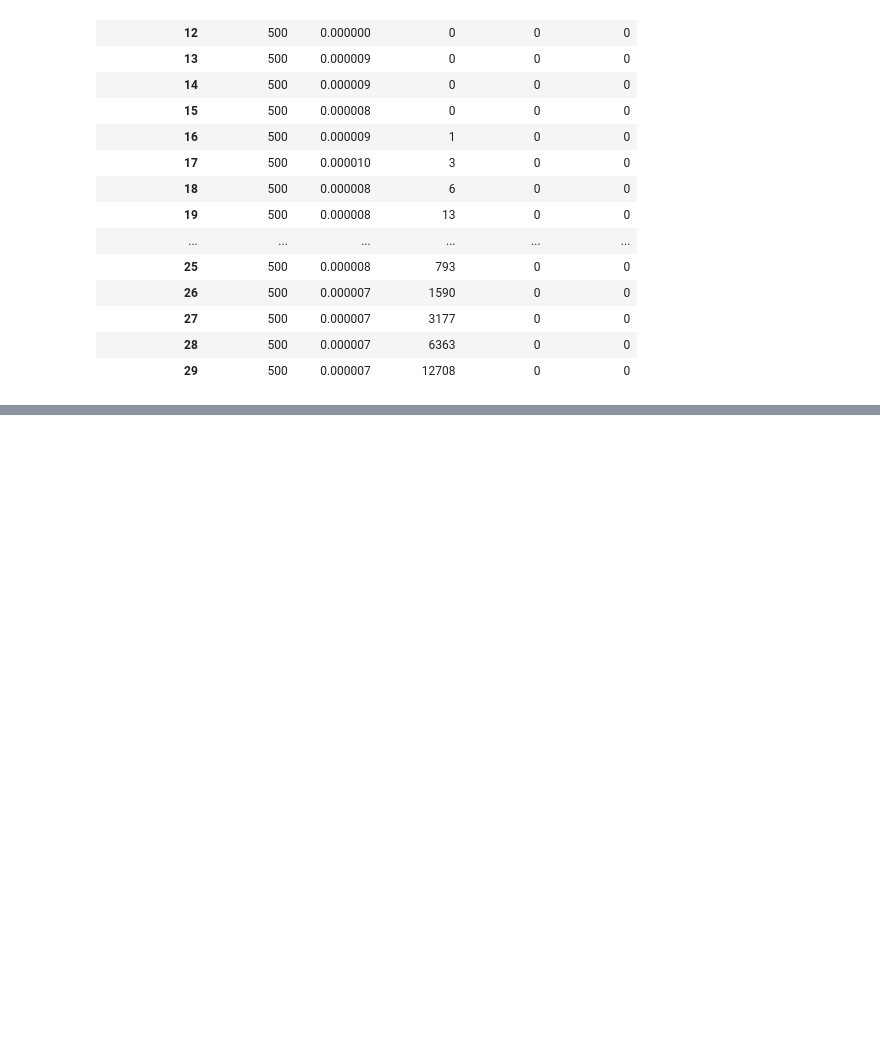
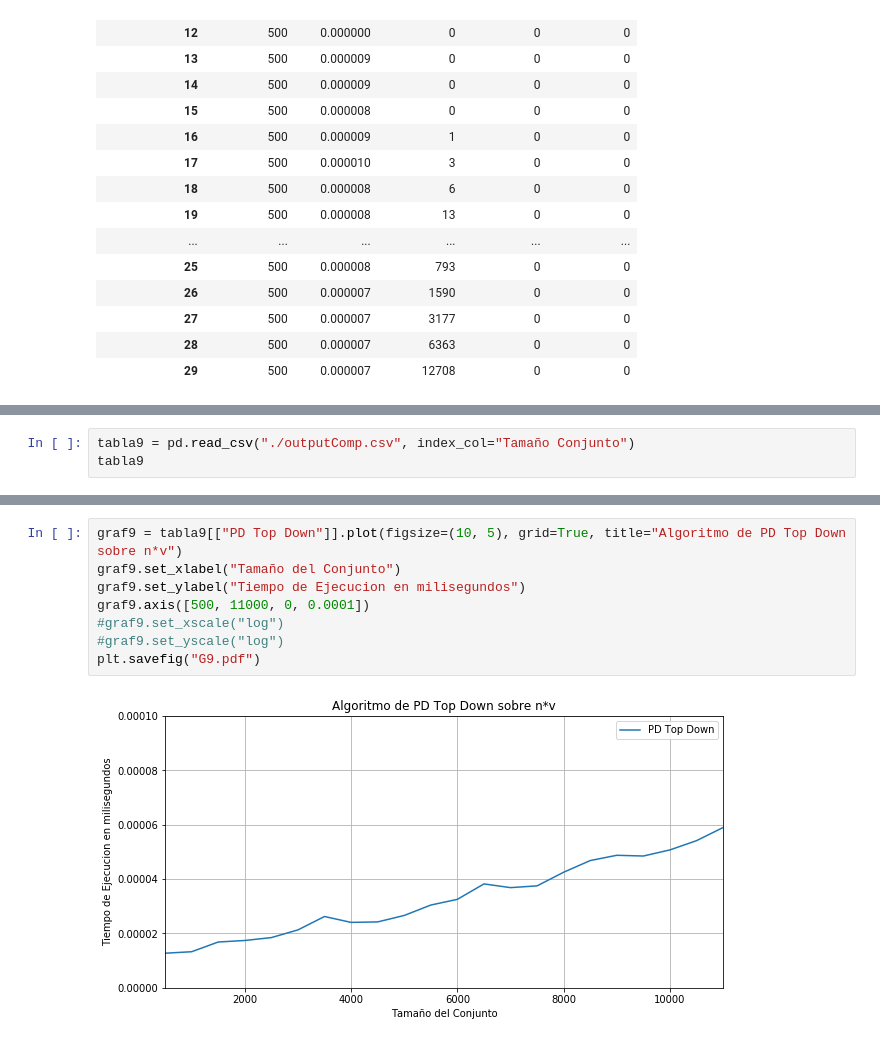
Before and after one commit to gonzalokun/AED3TP1, a Jupyter notebook: notebookTP.ipynb, the cells around one changed output, grey strips where cells are left out. Saved outputs shown, nothing was run; the diff lists cells and outputs as text; blank space fills up the shorter version.

```diff
--- a/notebookTP.ipynb
+++ b/notebookTP.ipynb
@@ -184,0 +219,3 @@ plt.savefig("G7.pdf")
+# %%
+tabla9 = pd.read_csv("./outputComp.csv", index_col="Tamaño Conjunto")
+tabla9
@@ -184,0 +241,10 @@ plt.savefig("G7.pdf")
+# %%
+graf9 = tabla9[["PD Top Down"]].plot(figsize=(10, 5), grid=True, title="Algoritmo de PD Top Down sobre n*v")
+graf9.set_xlabel("Tamaño del Conjunto")
+graf9.set_ylabel("Tiempo de Ejecucion en milisegundos")
+graf9.axis([500, 11000, 0, 0.0001])
+#graf9.set_xscale("log")
+#graf9.set_yscale("log")
+plt.savefig("G9.pdf")
+# %% [output]
+[figure, added]
```
Also changed, not shown: parts of 18 cells of this notebook, 47 other files.
